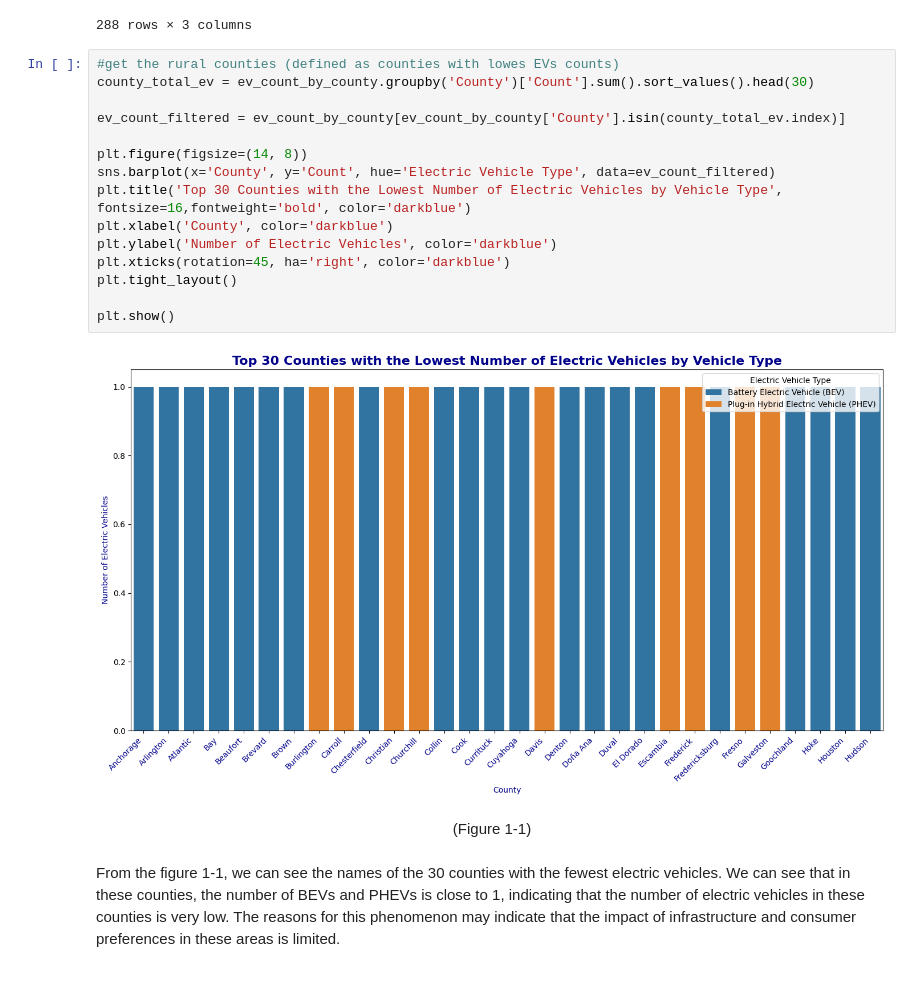
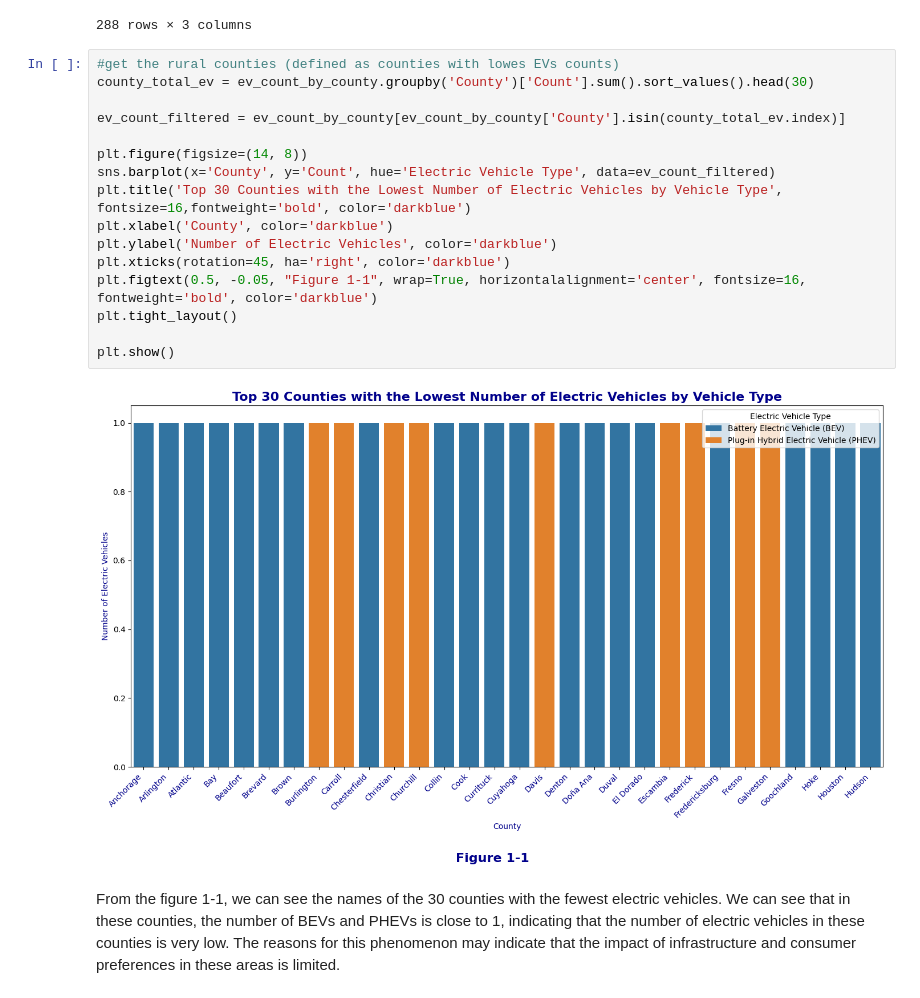
Before and after one commit to cecilia-lin/EV_Project, a Jupyter notebook: EDACheckpoint_Group092-FA24.ipynb, the cells around one changed output. Saved outputs shown, nothing was run; the diff lists cells and outputs as text.

```diff
--- a/EDACheckpoint_Group092-FA24.ipynb
+++ b/EDACheckpoint_Group092-FA24.ipynb
@@ -223,22 +223,21 @@ ev_count_by_county
 # %%
 #get the rural counties (defined as counties with lowes EVs counts)
 county_total_ev = ev_count_by_county.groupby('County')['Count'].sum().sort_values().head(30)
 
 ev_count_filtered = ev_count_by_county[ev_count_by_county['County'].isin(county_total_ev.index)]
 
 plt.figure(figsize=(14, 8))
 sns.barplot(x='County', y='Count', hue='Electric Vehicle Type', data=ev_count_filtered)
 plt.title('Top 30 Counties with the Lowest Number of Electric Vehicles by Vehicle Type', fontsize=16,fontweight='bold', color='darkblue')
 plt.xlabel('County', color='darkblue')
 plt.ylabel('Number of Electric Vehicles', color='darkblue')
 plt.xticks(rotation=45, ha='right', color='darkblue')
+plt.figtext(0.5, -0.05, "Figure 1-1", wrap=True, horizontalalignment='center', fontsize=16, fontweight='bold', color='darkblue')
 plt.tight_layout()
 
 plt.show()
 # %% [output]
-[figure, old version]
+[figure, new version]
-# %% [markdown]
-<center>(Figure 1-1)</center>
 # %% [markdown]
 From the figure 1-1, we can see the names of the 30 counties with the fewest electric vehicles. We can see that in these counties, the number of BEVs and PHEVs is close to 1, indicating that the number of electric vehicles in these counties is very low. The reasons for this phenomenon may indicate that the impact of infrastructure and consumer preferences in these areas is limited.
 # %%
```
Also changed, not shown: parts of 8 cells of this notebook.
